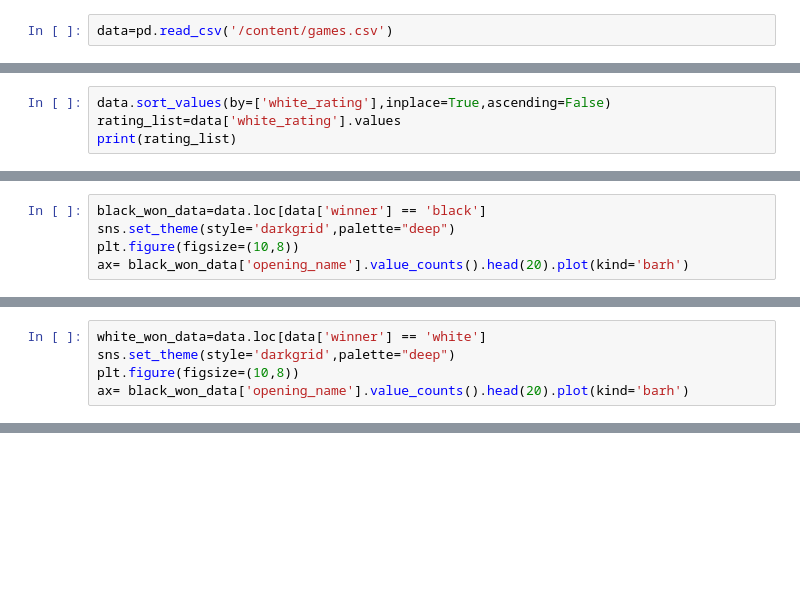
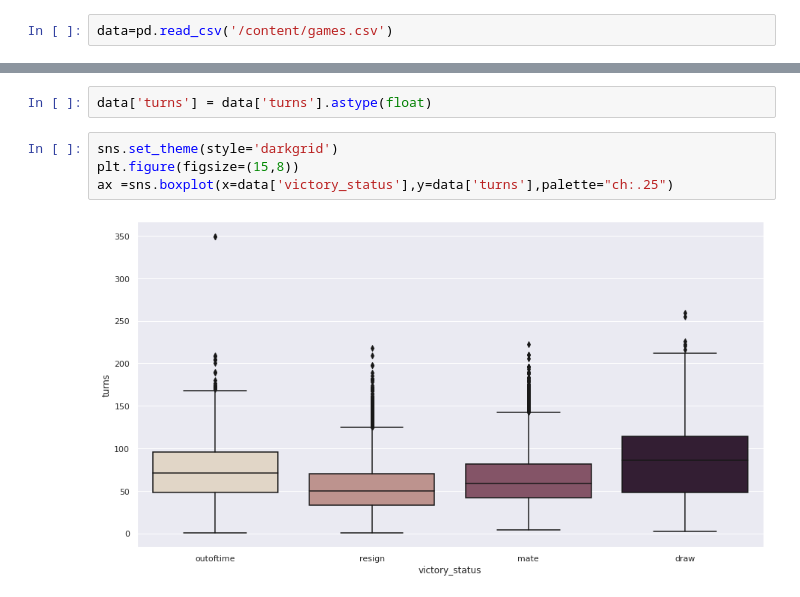
Before and after one commit to Gail529/Chess_EDA, a Jupyter notebook: chess_EDA.ipynb, the cells around one changed output, grey strips where cells are left out. Cells and saved outputs as stored; diff of their text form; blank space fills up the shorter version.

```diff
--- a/chess_EDA.ipynb
+++ b/chess_EDA.ipynb
@@ -63,4 +9,0 @@ ax=data['black_id'].value_counts().tail(5).plot(kind='barh')
-# %%
-data.sort_values(by=['white_rating'],inplace=True,ascending=False)
-rating_list=data['white_rating'].values
-print(rating_list)
@@ -137,5 +9,0 @@ ax = sns.countplot(x="winner",data=opening_data,palette="mako")
-# %%
-black_won_data=data.loc[data['winner'] == 'black']
-sns.set_theme(style='darkgrid',palette="deep")
-plt.figure(figsize=(10,8))
-ax= black_won_data['opening_name'].value_counts().head(20).plot(kind='barh')
@@ -184,5 +9,0 @@ ax = sns.countplot(x="winner",data=opening_data,palette="mako")
-# %%
-white_won_data=data.loc[data['winner'] == 'white']
-sns.set_theme(style='darkgrid',palette="deep")
-plt.figure(figsize=(10,8))
-ax= black_won_data['opening_name'].value_counts().head(20).plot(kind='barh')
@@ -201,0 +96,8 @@ ax = sns.countplot(x="winner",data=opening_data,palette="ch:.25")
+# %%
+data['turns'] = data['turns'].astype(float)
+# %%
+sns.set_theme(style='darkgrid')
+plt.figure(figsize=(15,8))
+ax =sns.boxplot(x=data['victory_status'],y=data['turns'],palette="ch:.25")
+# %% [output]
+[figure, added]
```
Also changed, not shown: parts of 54 cells of this notebook.
